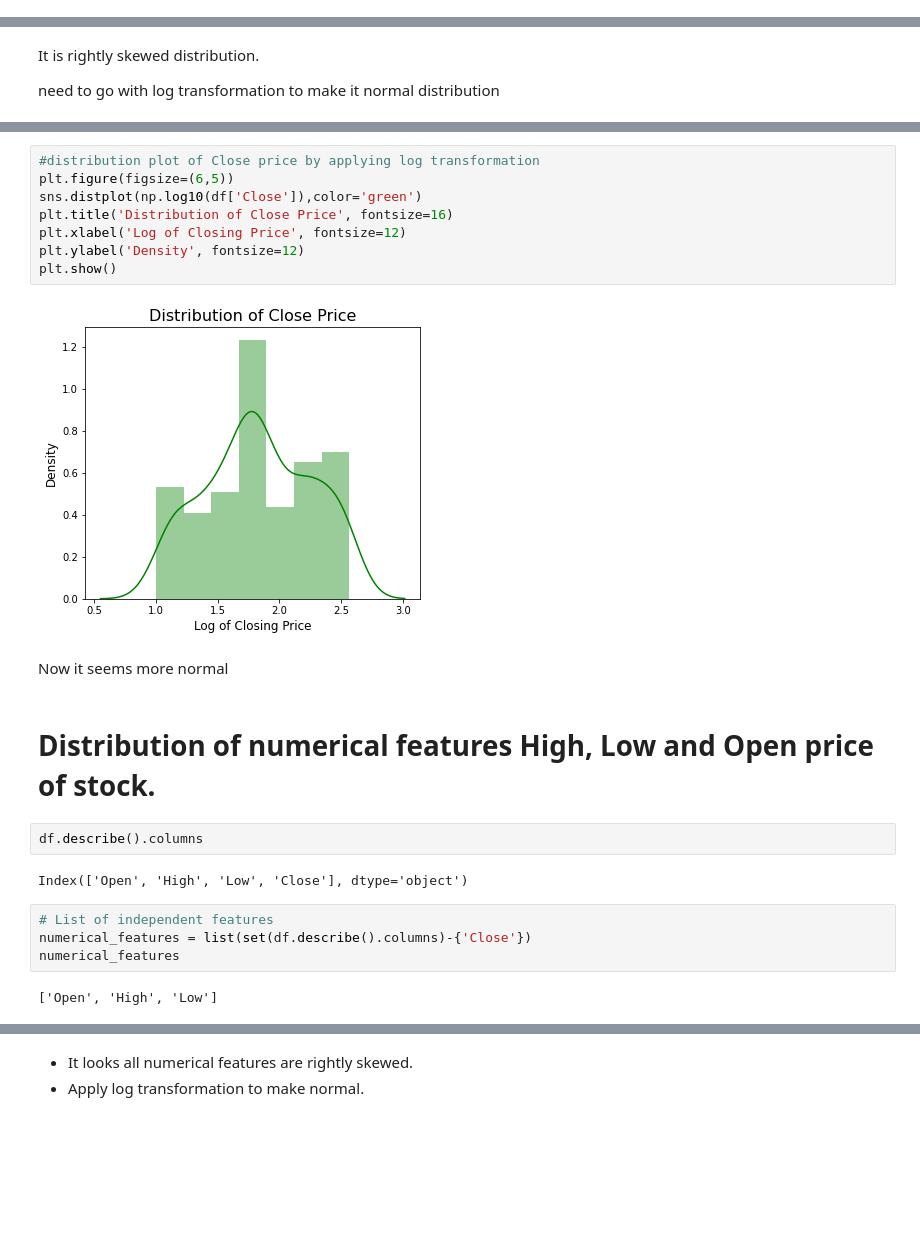
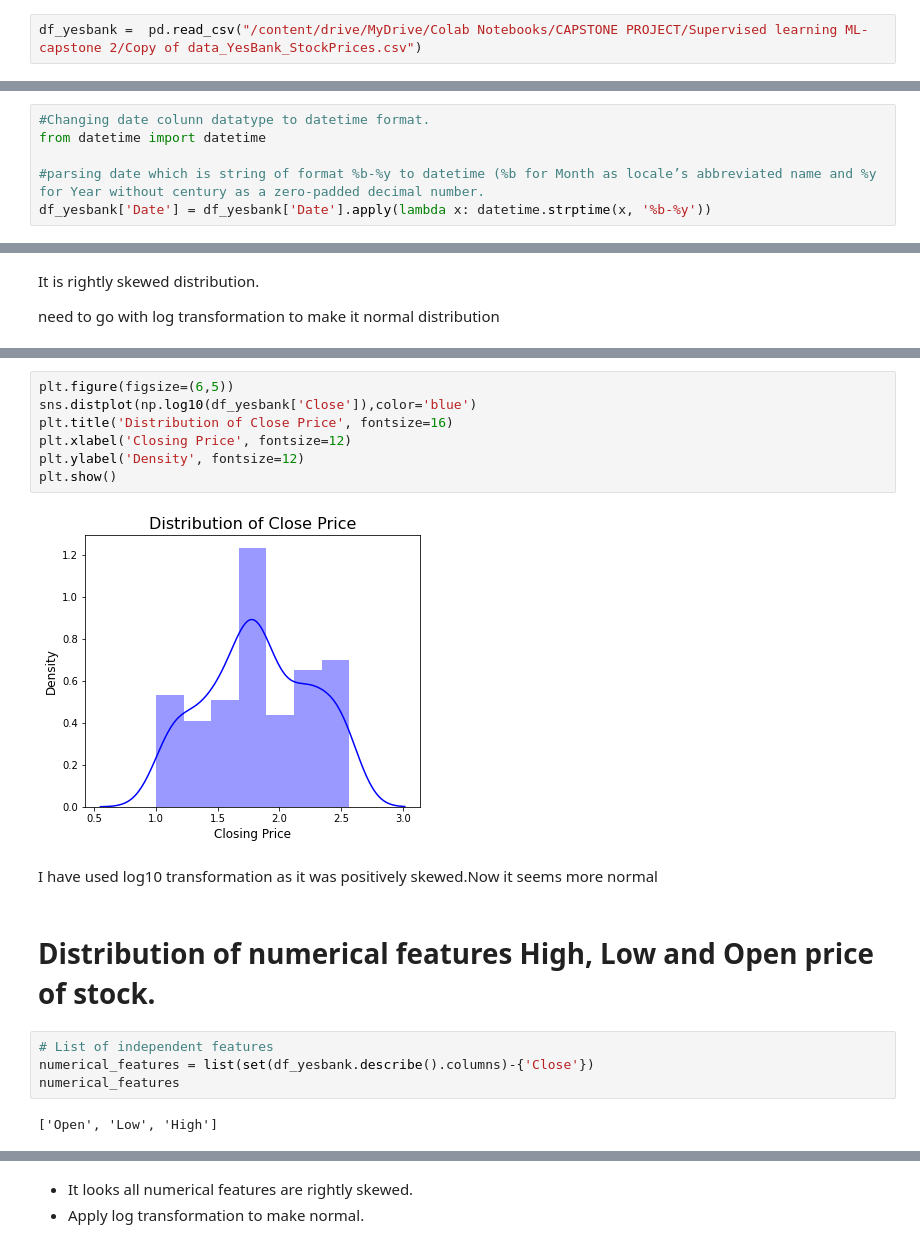
Before and after one commit to sameersat96/Yes-Bank-Stock-Closing_Price_Prediction, a Jupyter notebook: Yes_Bank_Stock_Closing_Price_Prediction.ipynb, the cells around one changed output, grey strips where cells are left out. Saved outputs shown, nothing was run; the diff lists cells and outputs as text; blank space fills up the shorter version.

```diff
--- a/Yes_Bank_Stock_Closing_Price_Prediction.ipynb
+++ b/Yes_Bank_Stock_Closing_Price_Prediction.ipynb
@@ -189,0 +55,2 @@ memory usage: 7.4 KB
+# %%
+df_yesbank =  pd.read_csv("/content/drive/MyDrive/Colab Notebooks/CAPSTONE PROJECT/Supervised learning ML- capstone 2/Copy of data_YesBank_StockPrices.csv")
@@ -189,0 +177,6 @@ memory usage: 7.4 KB
+# %%
+#Changing date colunn datatype to datetime format.
+from datetime import datetime
+
+#parsing date which is string of format %b-%y to datetime (%b for Month as locale’s abbreviated name and %y for Year without century as a zero-padded decimal number.
+df_yesbank['Date'] = df_yesbank['Date'].apply(lambda x: datetime.strptime(x, '%b-%y'))
@@ -249,27 +288,22 @@ need to go with log transformation to make it normal distribution
 # %%
-#distribution plot of Close price by applying log transformation
 plt.figure(figsize=(6,5))
-sns.distplot(np.log10(df['Close']),color='green')
+sns.distplot(np.log10(df_yesbank['Close']),color='blue')
 plt.title('Distribution of Close Price', fontsize=16)
-plt.xlabel('Log of Closing Price', fontsize=12)
+plt.xlabel('Closing Price', fontsize=12)
 plt.ylabel('Density', fontsize=12)
 plt.show()
 # %% [output]
-[figure, old version]
+[figure, new version]
-# %% [markdown]
-Now it seems more normal
+# %% [markdown]
+I have used log10 transformation as it was positively skewed.Now it seems more normal
 # %% [markdown]
 # **Distribution of numerical features High, Low and Open price of stock.**
-# %%
-df.describe().columns
-# %% [output]
-Index(['Open', 'High', 'Low', 'Close'], dtype='object')
 # %%
 # List of independent features
-numerical_features = list(set(df.describe().columns)-{'Close'})
+numerical_features = list(set(df_yesbank.describe().columns)-{'Close'})
 numerical_features
 # %% [output]
-['Open', 'High', 'Low']
+['Open', 'Low', 'High']
 # %%
 #Plotting distribution for each of numerical features.
 for col in numerical_features:
```
Also changed, not shown: parts of 94 cells of this notebook.
